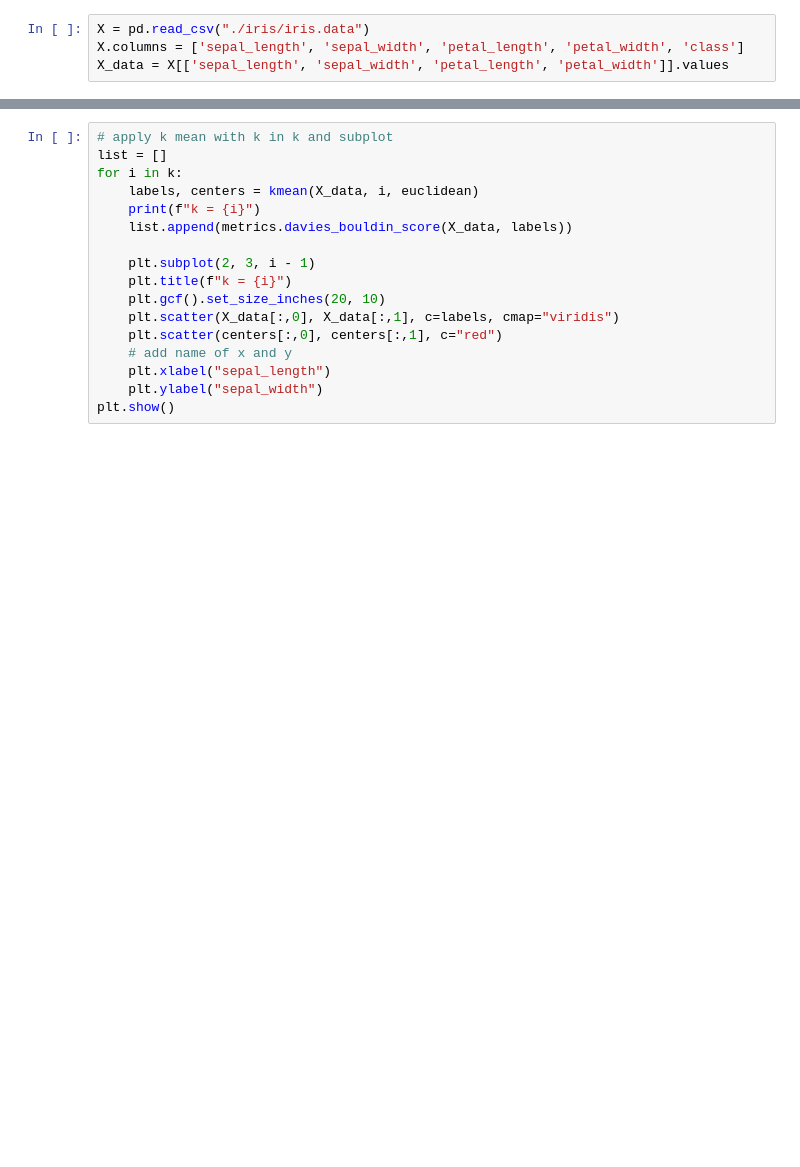
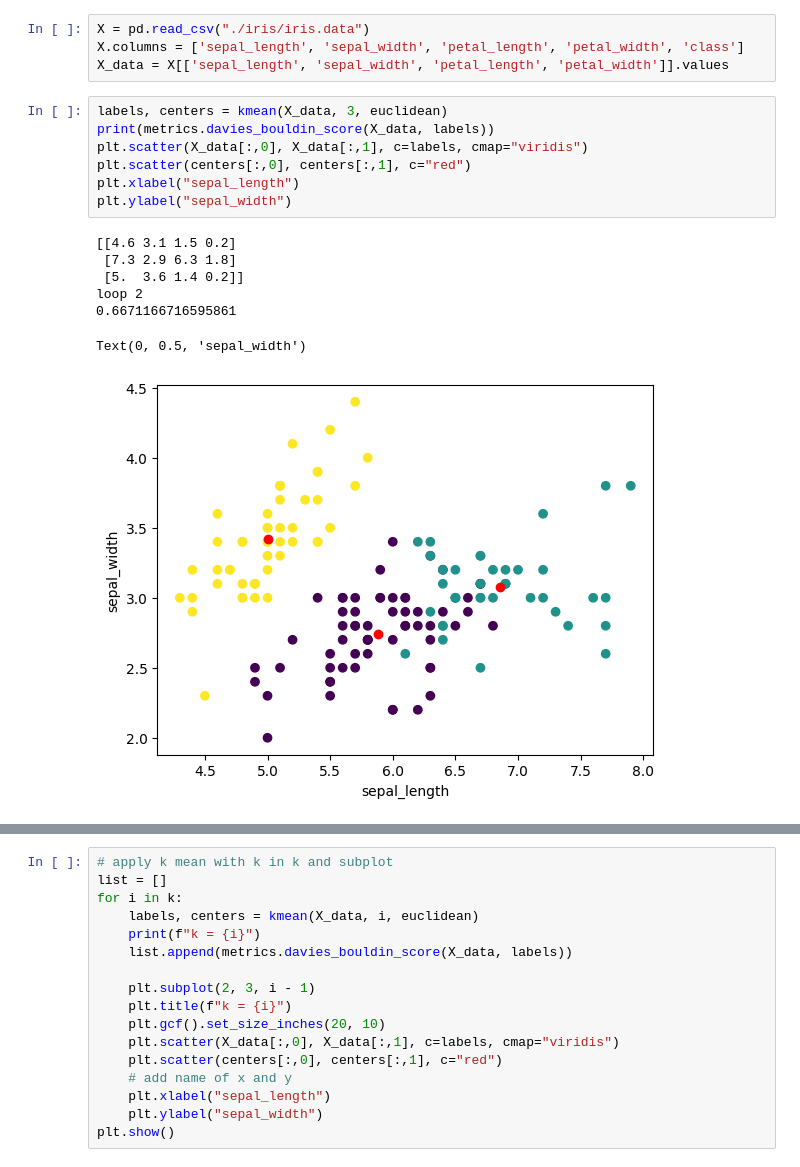
Before and after one commit to tung-ngt/ml2, a Jupyter notebook: labwork2/k-mean.ipynb, the cells around one changed output, grey strips where cells are left out. Saved outputs shown, nothing was run; the diff lists cells and outputs as text; blank space fills up the shorter version.

```diff
--- a/labwork2/k-mean.ipynb
+++ b/labwork2/k-mean.ipynb
@@ -104,3 +127,18 @@ k = [2, 3, 4, 5, 6]
 X = pd.read_csv("./iris/iris.data")
 X.columns = ['sepal_length', 'sepal_width', 'petal_length', 'petal_width', 'class']
 X_data = X[['sepal_length', 'sepal_width', 'petal_length', 'petal_width']].values
+# %%
+labels, centers = kmean(X_data, 3, euclidean)
+print(metrics.davies_bouldin_score(X_data, labels))
+plt.scatter(X_data[:,0], X_data[:,1], c=labels, cmap="viridis")
+plt.scatter(centers[:,0], centers[:,1], c="red")
+plt.xlabel("sepal_length")
+plt.ylabel("sepal_width")
+# %% [output]
+[[4.6 3.1 1.5 0.2]
+ [7.3 2.9 6.3 1.8]
+ [5.  3.6 1.4 0.2]]
+loop 2
+0.6671166716595861
+Text(0, 0.5, 'sepal_width')
+[figure, added]
```
Also changed, not shown: parts of 14 cells of this notebook, 13 other files.
